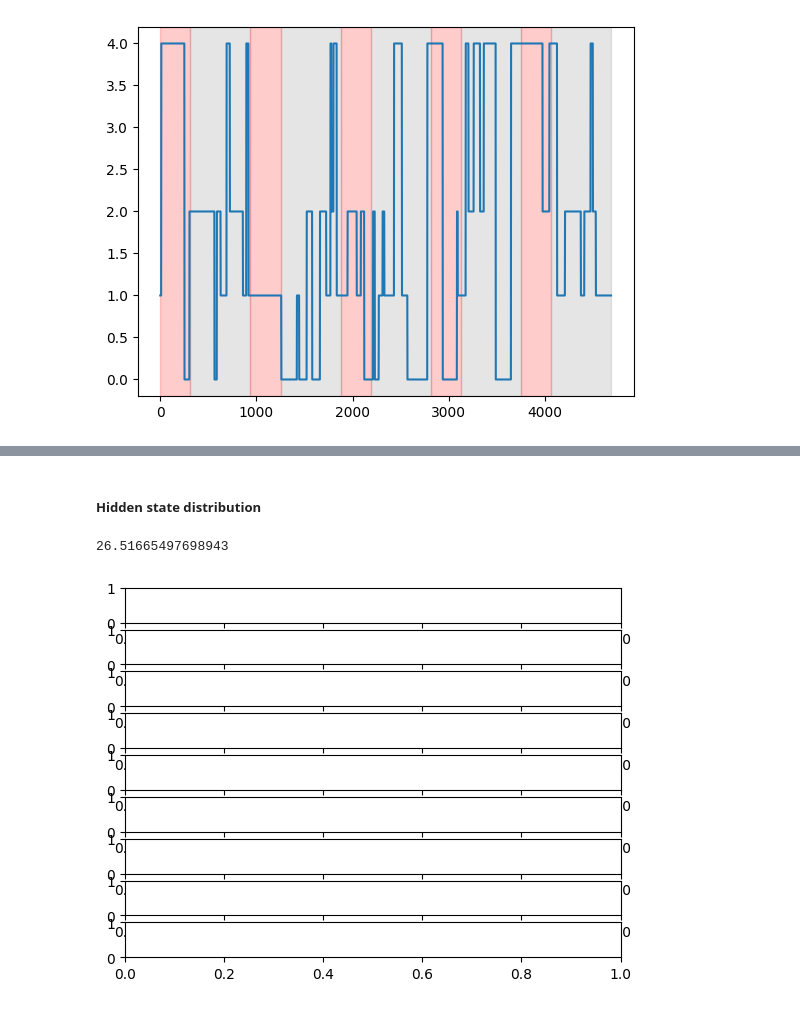
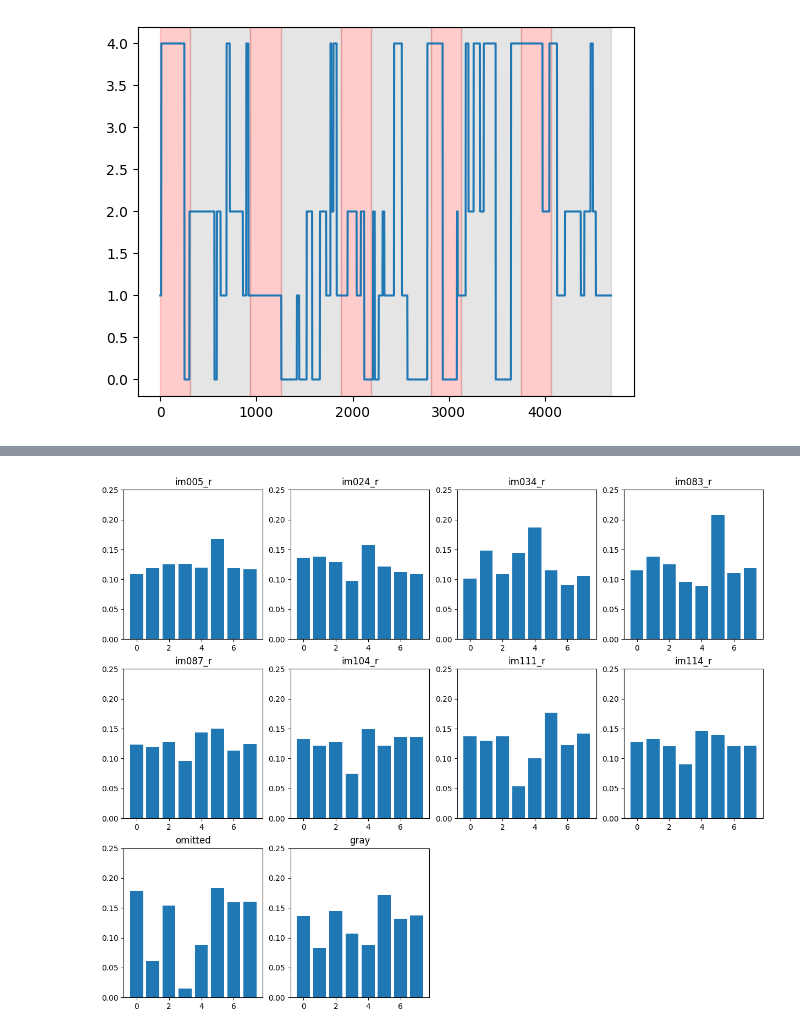
Before and after one commit to jerryjii/HMM, a Jupyter notebook: HMM_LFP.ipynb, the cells around one changed output, grey strips where cells are left out. Cells and saved outputs as stored; diff of their text form; code cells hidden in the pictures.

Commit message:
added result from the first model

```diff
--- a/HMM_LFP.ipynb
+++ b/HMM_LFP.ipynb
@@ -332,6 +334,6 @@ plot(preds, 5)
 # %% [output]
 [figure]
 # %%
-model = hmm.GaussianHMM(n_components=8, n_iter=1000, verbose=True, tol=0.1)
+model = hmm.GaussianHMM(n_components=4, n_iter=1000, verbose=True, tol=1)
 model.fit(bands_z_0.T)
 preds = model.predict(bands_z_0.T)
@@ -345,16 +341,17 @@ from tqdm import tqdm
 m_t = master_time[100:] # to remove the 100 paddings
 fig, axs = plt.subplots(3, 3, figsize=(12, 12))
 all_stims = np.unique(stim['image_name'].values)
-u_mask = np.ones(len(bands.T), dtype=int)
+u_mask = np.ones(len(m_t), dtype=int)
+distribution=np.zeros((10,8))
 for s_idx, s in tqdm(enumerate(all_stims)):
     stim_start = stim[stim['image_name'] == s].start_time.values
     stim_end = stim[stim['image_name'] == s].end_time.values
     stim_start_idx = find_nearest_idx(m_t, stim_start)
     stim_end_idx = find_nearest_idx(m_t, stim_end)
-    distribution = np.zeros(5) # suppose there are 5 states
     for i, idx in enumerate(stim_start_idx):
         unique, counts = np.unique(preds[stim_start_idx[i]:stim_end_idx[i]], return_counts=True)
+        u_mask[stim_start_idx[i]:stim_end_idx[i]] = 0
         for j, u in enumerate(unique):
-            distribution[u] += counts[j]
-    axs[s_idx//3][s_idx%3].bar(np.arange(5), distribution)
-    axs[s_idx//3][s_idx%3].set_title(s)
+            distribution[s_idx][u] += counts[j]
+    #axs[s_idx//3][s_idx%3].bar(np.arange(8), zscore(distribution))
+    #axs[s_idx//3][s_idx%3].set_title(s)
@@ -363,10 +358,25 @@ for s_idx, s in tqdm(enumerate(all_stims)):
-# %% [markdown]
-##### Hidden state distribution
-# %%
-start_time = stim.iloc[0].start_time
-fig, axs = plt.subplots(len(imgs),1)
-for idx, img in enumerate(imgs):
-    img_time = stim[stim['image_name']==img].start_time.values - start_time
-# %% [output]
-26.51665497698943
-[figure, removed]
+# %%
+u_preds=preds[90:][u_mask==1]
+unique, counts = np.unique(u_preds, return_counts=True)
+for i, u in enumerate(unique):
+    distribution[-1][u] += counts[i]
+# %%
+d = deepcopy(distribution)
+for i in range(10):
+    d[i] = d[i]/np.sum(d[i])
+# %%
+fig,axs = plt.subplots(3,4,figsize=(15,12))
+for i in range(3):
+    for j in range(4):
+        try:
+            axs[i][j].bar(np.arange(8), d[i*4+j])
+        except:
+            axs[i][j].axis('off')
+            continue
+        try:
+            axs[i][j].set_title(all_stims[i*4+j])
+        except:
+            axs[i][j].set_title('gray')
+        axs[i][j].set_yticks(np.arange(0,0.26,0.05))
+# %% [output]
+[figure, added]
```
Also changed, not shown: parts of 6 cells of this notebook.
